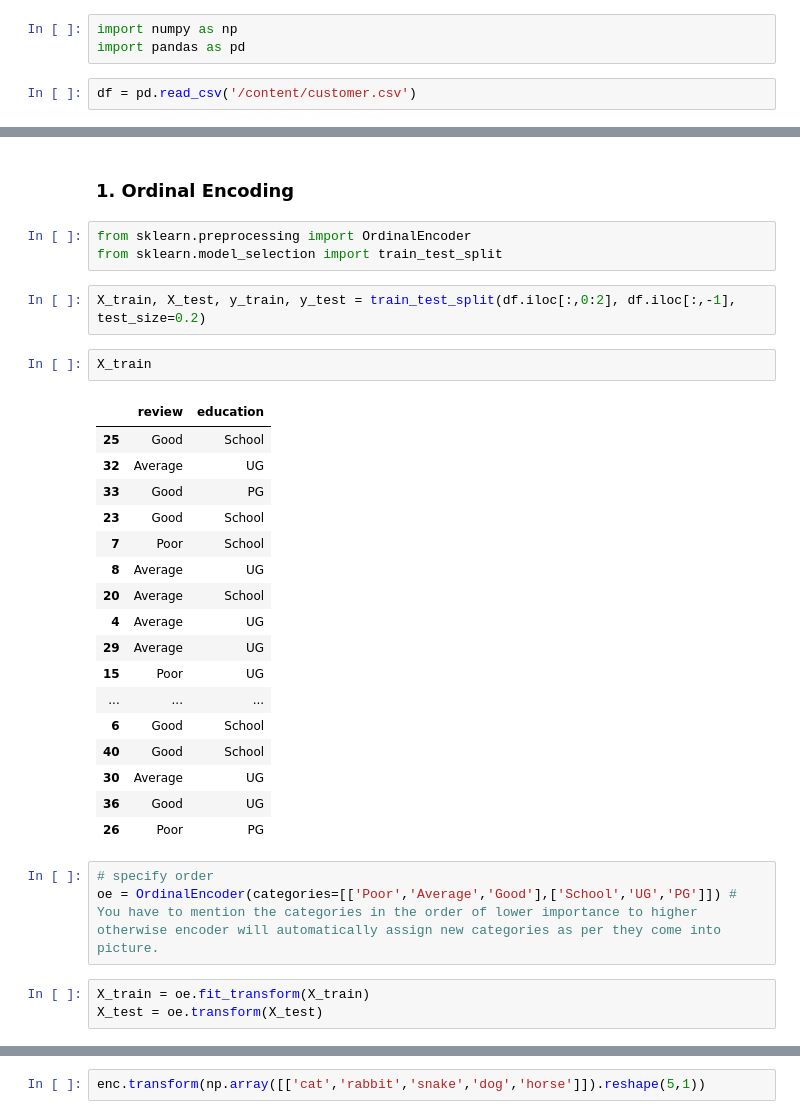
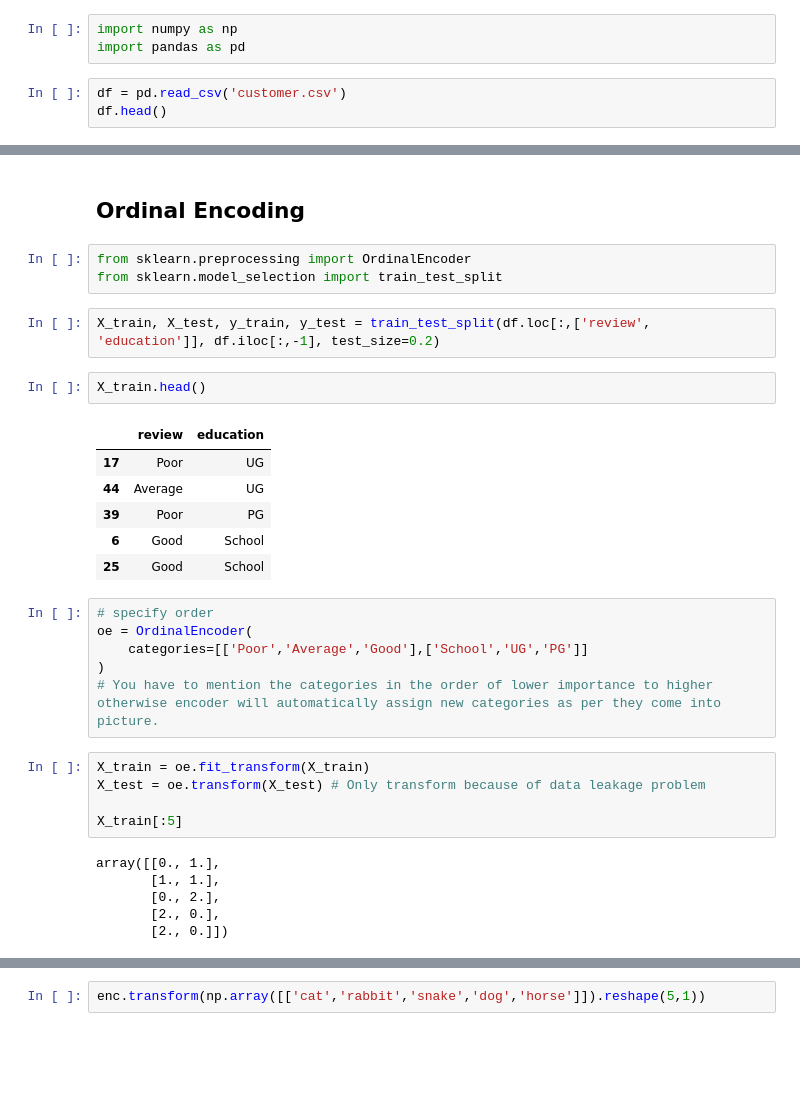
Before and after one commit to Shriram-Vibhute/CampusX-DSMP2.0, a Jupyter notebook: Data Science/Feature Encoding/encoding categorical variables.ipynb, the cells around one changed output, grey strips where cells are left out. Cells and saved outputs as stored; diff of their text form; blank space fills up the shorter version.

```diff
--- a/Data Science/Feature Encoding/encoding categorical variables.ipynb
+++ b/Data Science/Feature Encoding/encoding categorical variables.ipynb
@@ -2,4 +2,5 @@
 import numpy as np
 import pandas as pd
 # %%
-df = pd.read_csv('/content/customer.csv')
+df = pd.read_csv('customer.csv')
+df.head()
@@ -15,33 +14,33 @@ df.head()
 # %% [markdown]
-### 1. Ordinal Encoding
+## Ordinal Encoding
 # %%
 from sklearn.preprocessing import OrdinalEncoder
 from sklearn.model_selection import train_test_split
 # %%
-X_train, X_test, y_train, y_test = train_test_split(df.iloc[:,0:2], df.iloc[:,-1], test_size=0.2)
+X_train, X_test, y_train, y_test = train_test_split(df.loc[:,['review', 'education']], df.iloc[:,-1], test_size=0.2)
 # %%
-X_train
+X_train.head()
 # %% [output]
 |  | review | education |
+| 17 | Poor | UG |
+| 44 | Average | UG |
+| 39 | Poor | PG |
+| 6 | Good | School |
 | 25 | Good | School |
-| 32 | Average | UG |
-| 33 | Good | PG |
-| 23 | Good | School |
-| 7 | Poor | School |
-| 8 | Average | UG |
-| 20 | Average | School |
-| 4 | Average | UG |
-| 29 | Average | UG |
-| 15 | Poor | UG |
-| ... | ... | ... |
-| 6 | Good | School |
-| 40 | Good | School |
-| 30 | Average | UG |
-| 36 | Good | UG |
-| 26 | Poor | PG |
 # %%
 # specify order
-oe = OrdinalEncoder(categories=[['Poor','Average','Good'],['School','UG','PG']]) # You have to mention the categories in the order of lower importance to higher otherwise encoder will automatically assign new categories as per they come into picture.
+oe = OrdinalEncoder(
+    categories=[['Poor','Average','Good'],['School','UG','PG']]
+)
+# You have to mention the categories in the order of lower importance to higher otherwise encoder will automatically assign new categories as per they come into picture.
 # %%
 X_train = oe.fit_transform(X_train)
-X_test = oe.transform(X_test)
+X_test = oe.transform(X_test) # Only transform because of data leakage problem
+
+X_train[:5]
+# %% [output]
+array([[0., 1.],
+       [1., 1.],
+       [0., 2.],
+       [2., 0.],
+       [2., 0.]])
```
Also changed, not shown: parts of 52 cells of this notebook.
